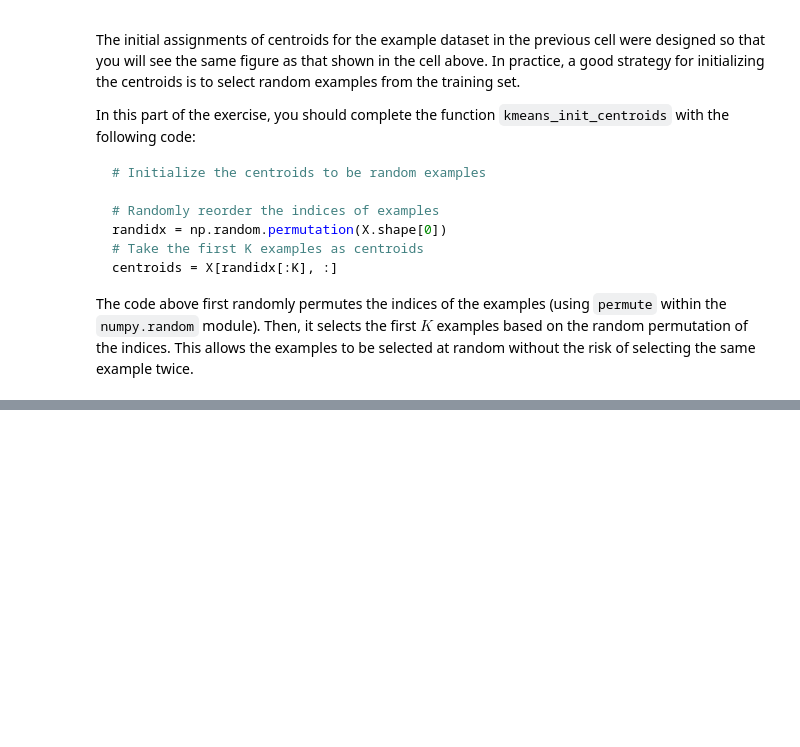
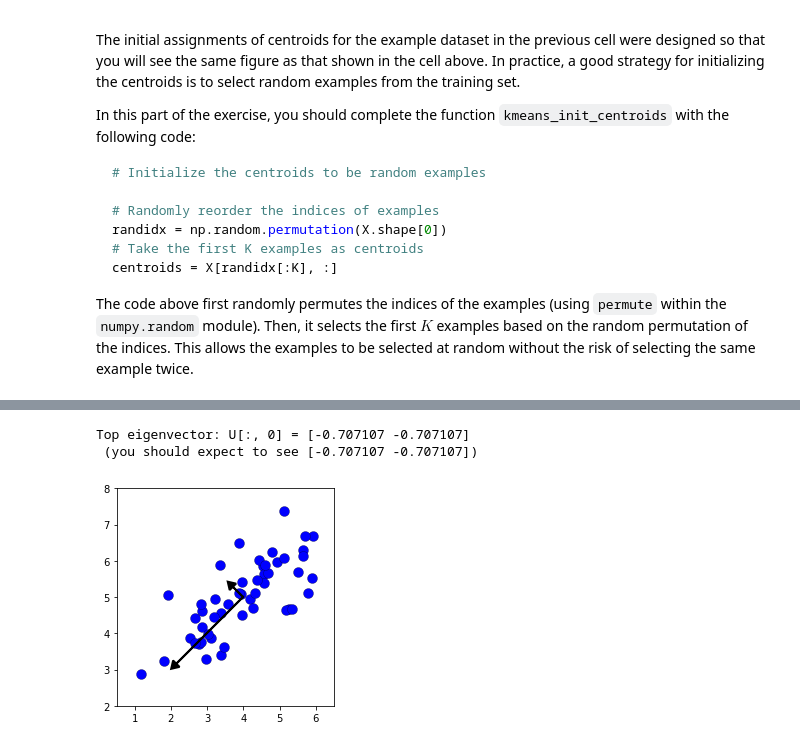
Before and after one commit to SoroushGhaderi/Machine_Learning_Andrew_Ng_exercises_with_Python, a Jupyter notebook: K-means and PCA/K-means and PCA.ipynb, the cells around one changed output, grey strips where cells are left out. Drawn from its saved outputs; the diff is of its cells as text; code cells hidden in the pictures; blank space fills up the shorter version.

```diff
--- a/K-means and PCA/K-means and PCA.ipynb
+++ b/K-means and PCA/K-means and PCA.ipynb
@@ -508,0 +633,26 @@ ax[1].grid(False)
+# %%
+#  Before running PCA, it is important to first normalize X
+X_norm, mu, sigma = feature_normalization(X)
+
+#  Run PCA
+U, S = pca(X_norm)
+
+#  Draw the eigenvectors centered at mean of data. These lines show the
+#  directions of maximum variations in the dataset.
+fig, ax = plt.subplots()
+ax.plot(X[:, 0], X[:, 1], 'bo', ms=10, mec='k', mew=0.25)
+
+for i in range(2):
+    ax.arrow(mu[0], mu[1], 1.5 * S[i]*U[0, i], 1.5 * S[i]*U[1, i],
+             head_width=0.25, head_length=0.2, fc='k', ec='k', lw=2, zorder=1000)
+
+ax.axis([0.5, 6.5, 2, 8])
+ax.set_aspect('equal')
+ax.grid(False)
+
+print('Top eigenvector: U[:, 0] = [{:.6f} {:.6f}]'.format(U[0, 0], U[1, 0]))
+print(' (you should expect to see [-0.707107 -0.707107])')
+# %% [output]
+Top eigenvector: U[:, 0] = [-0.707107 -0.707107]
+ (you should expect to see [-0.707107 -0.707107])
+[figure, added]
```
Also changed, not shown: parts of 7 cells of this notebook.
